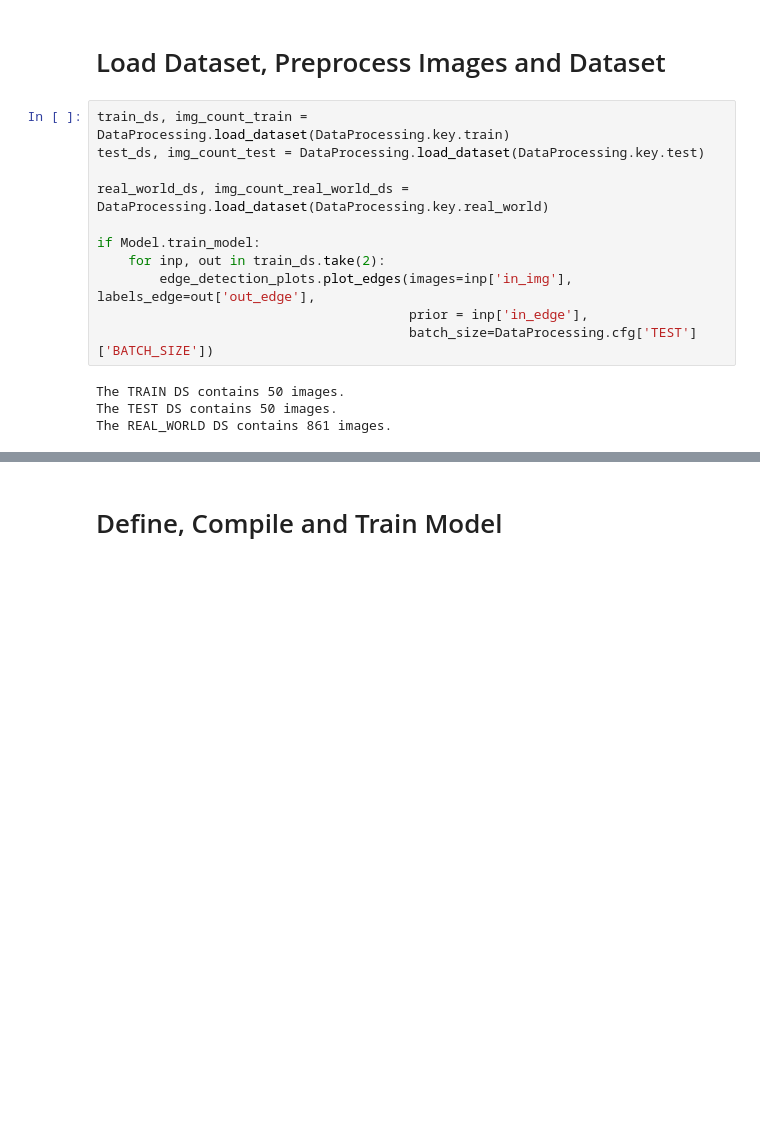
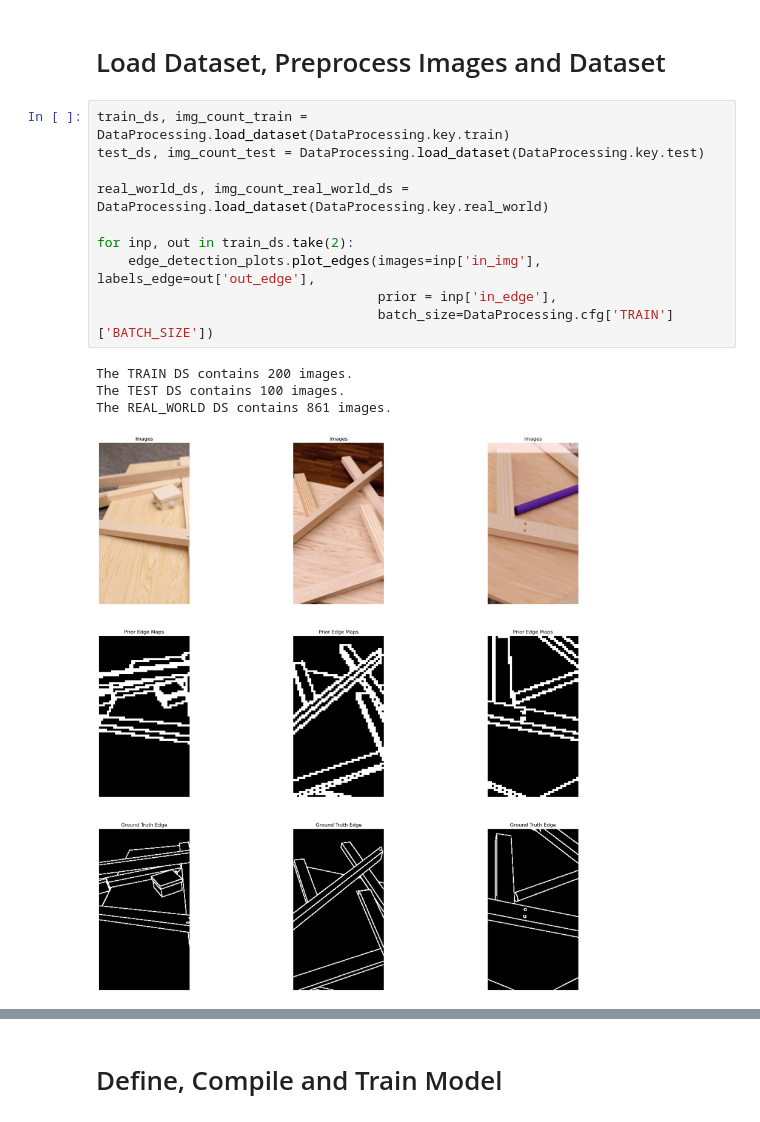
Before and after one commit to muedavid/OD, a Jupyter notebook: with_prior_test.ipynb, the cells around one changed output, grey strips where cells are left out. Drawn from its saved outputs; the diff is of its cells as text; blank space fills up the shorter version.

```diff
--- a/with_prior_test.ipynb
+++ b/with_prior_test.ipynb
@@ -48,15 +48,15 @@ To enable them in other operations, rebuild TensorFlow with the appropriate comp
 # %%
 train_ds, img_count_train = DataProcessing.load_dataset(DataProcessing.key.train)
 test_ds, img_count_test = DataProcessing.load_dataset(DataProcessing.key.test)
 
 real_world_ds, img_count_real_world_ds = DataProcessing.load_dataset(DataProcessing.key.real_world)
 
-if Model.train_model:
-    for inp, out in train_ds.take(2):
-        edge_detection_plots.plot_edges(images=inp['in_img'], labels_edge=out['out_edge'],
-                                        prior = inp['in_edge'],
-                                        batch_size=DataProcessing.cfg['TEST']['BATCH_SIZE'])
+for inp, out in train_ds.take(2):
+    edge_detection_plots.plot_edges(images=inp['in_img'], labels_edge=out['out_edge'],
+                                    prior = inp['in_edge'],
+                                    batch_size=DataProcessing.cfg['TRAIN']['BATCH_SIZE'])
 # %% [output]
-The TRAIN DS contains 50 images.
-The TEST DS contains 50 images.
+The TRAIN DS contains 200 images.
+The TEST DS contains 100 images.
 The REAL_WORLD DS contains 861 images.
+[figure, added]
```
Also changed, not shown: parts of 11 cells of this notebook, 12 other files.
